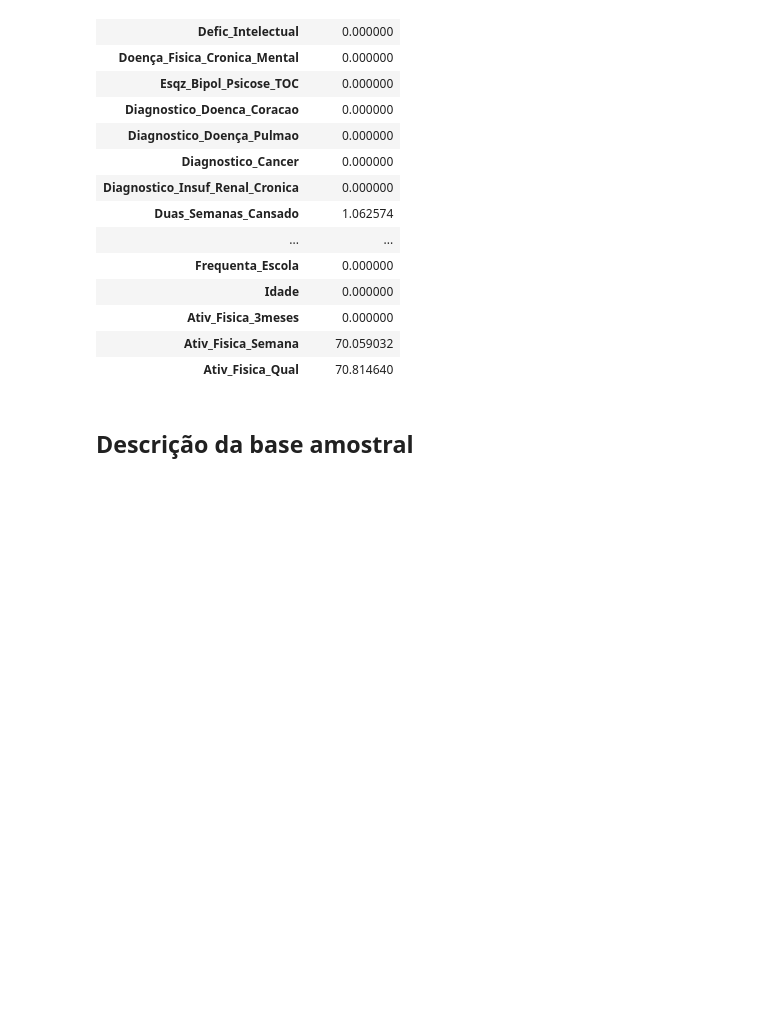
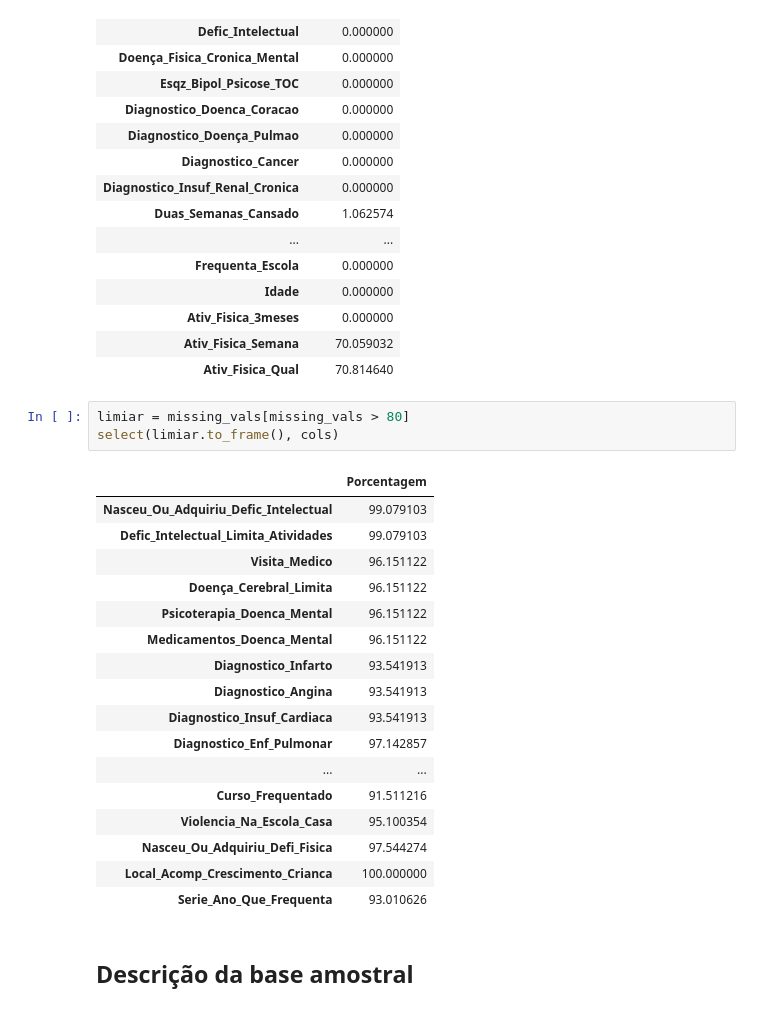
Before and after one commit to luigidcsoares/data-science-ibge, a Jupyter notebook: notebook/analysis.ipynb, the cells around one changed output. Cells and saved outputs as stored; diff of their text form; blank space fills up the shorter version.

Commit message:
Add limiar > 80

```diff
--- a/notebook/analysis.ipynb
+++ b/notebook/analysis.ipynb
@@ -115,6 +116,27 @@ select(limiar.to_frame(), cols)
 | Ativ_Fisica_3meses | 0.000000 |
 | Ativ_Fisica_Semana | 70.059032 |
 | Ativ_Fisica_Qual | 70.814640 |
+# %%
+limiar = missing_vals[missing_vals > 80]
+select(limiar.to_frame(), cols)
+# %% [output]
+|  | Porcentagem |
+| Nasceu_Ou_Adquiriu_Defic_Intelectual | 99.079103 |
+| Defic_Intelectual_Limita_Atividades | 99.079103 |
+| Visita_Medico | 96.151122 |
+| Doença_Cerebral_Limita | 96.151122 |
+| Psicoterapia_Doenca_Mental | 96.151122 |
+| Medicamentos_Doenca_Mental | 96.151122 |
+| Diagnostico_Infarto | 93.541913 |
+| Diagnostico_Angina | 93.541913 |
+| Diagnostico_Insuf_Cardiaca | 93.541913 |
+| Diagnostico_Enf_Pulmonar | 97.142857 |
+| ... | ... |
+| Curso_Frequentado | 91.511216 |
+| Violencia_Na_Escola_Casa | 95.100354 |
+| Nasceu_Ou_Adquiriu_Defi_Fisica | 97.544274 |
+| Local_Acomp_Crescimento_Crianca | 100.000000 |
+| Serie_Ano_Que_Frequenta | 93.010626 |
 # %% [markdown]
 ## Descrição da base amostral
 # %%
```
Also changed, not shown: parts of 1 cell of this notebook.
